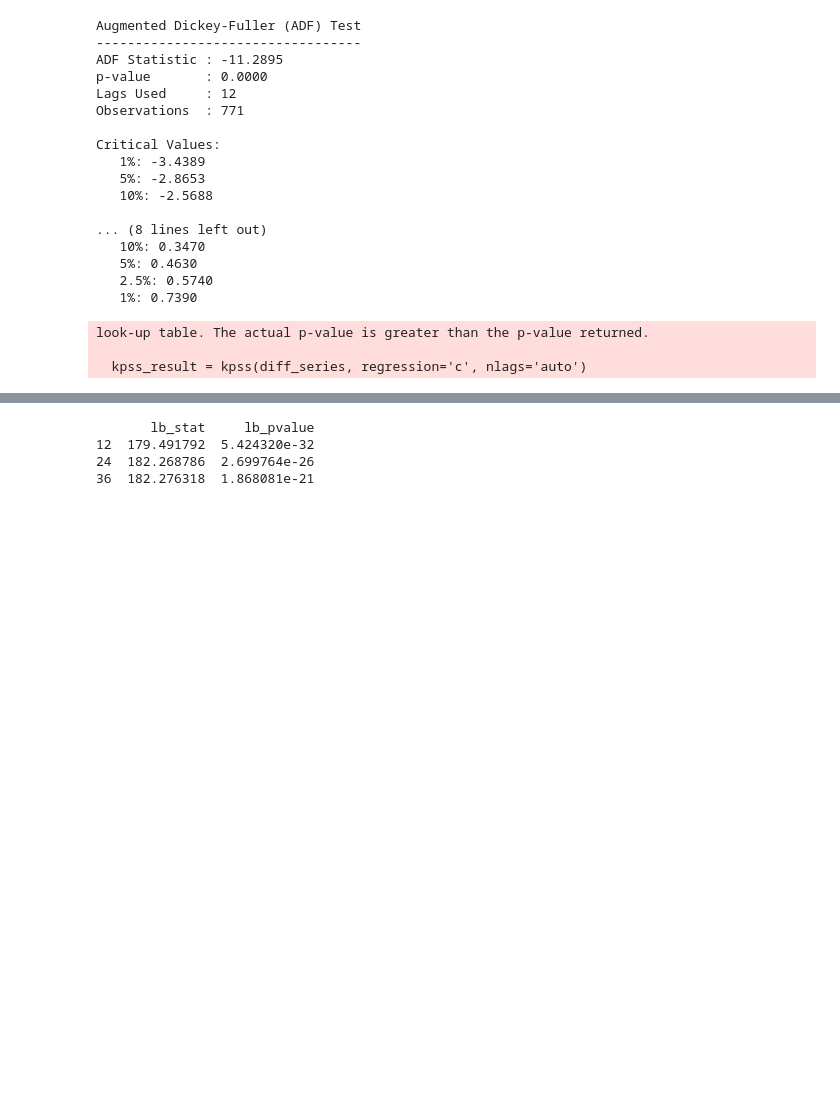
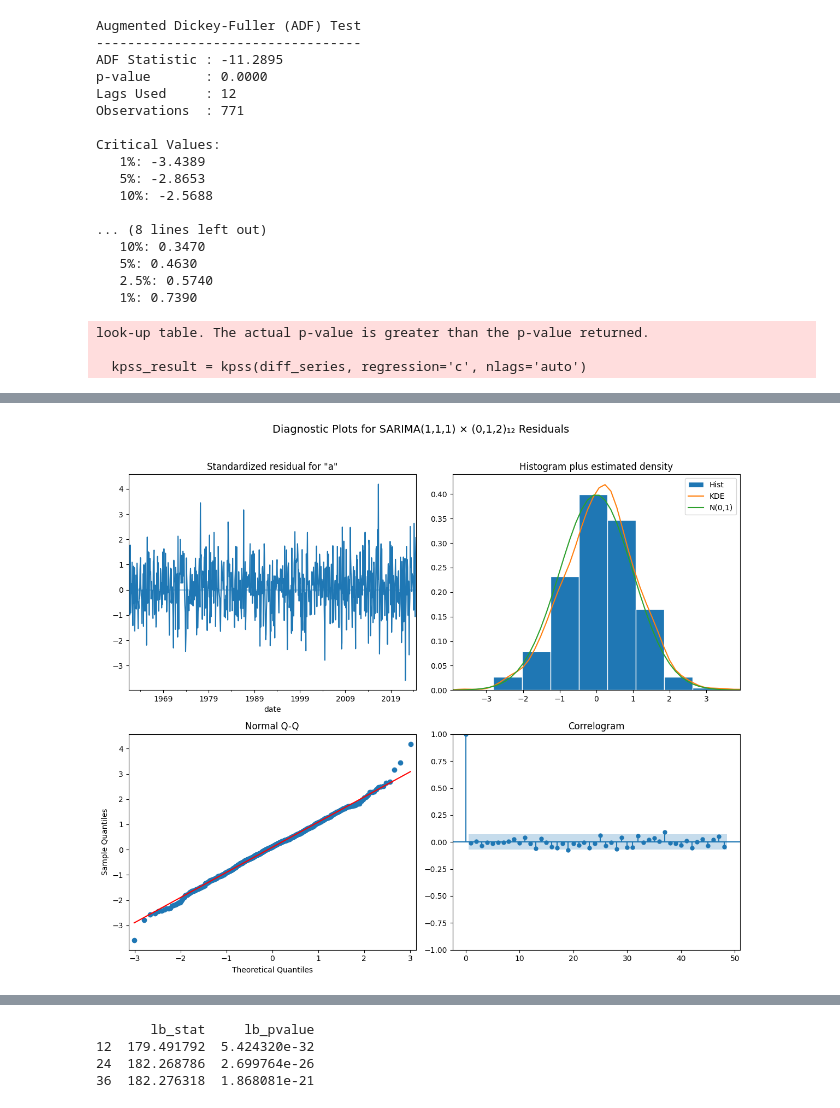
Before and after one commit to the-paulbear/noaa-greenhouse-gas-forecasting, a Jupyter notebook: time_series/CO2.ipynb, the cells around one changed output, grey strips where cells are left out. Saved outputs shown, nothing was run; the diff lists cells and outputs as text; code cells hidden in the pictures; blank space fills up the shorter version.

Commit message:
SARIMA model residual diagnostic

```diff
--- a/time_series/CO2.ipynb
+++ b/time_series/CO2.ipynb
@@ -599,0 +656,18 @@ Warnings:
+# %%
+# --- SARIMA residual diagnostics ---
+
+fig = results.plot_diagnostics(
+    lags=48,
+    figsize=(12, 10)
+)
+
+fig.suptitle(
+    "Diagnostic Plots for SARIMA(1,1,1) × (0,1,2)₁₂ Residuals",
+    fontsize=14,
+    y=1.02
+)
+
+plt.tight_layout()
+plt.show()
+# %% [output]
+[figure, added]
```
Also changed, not shown: parts of 9 cells of this notebook.
